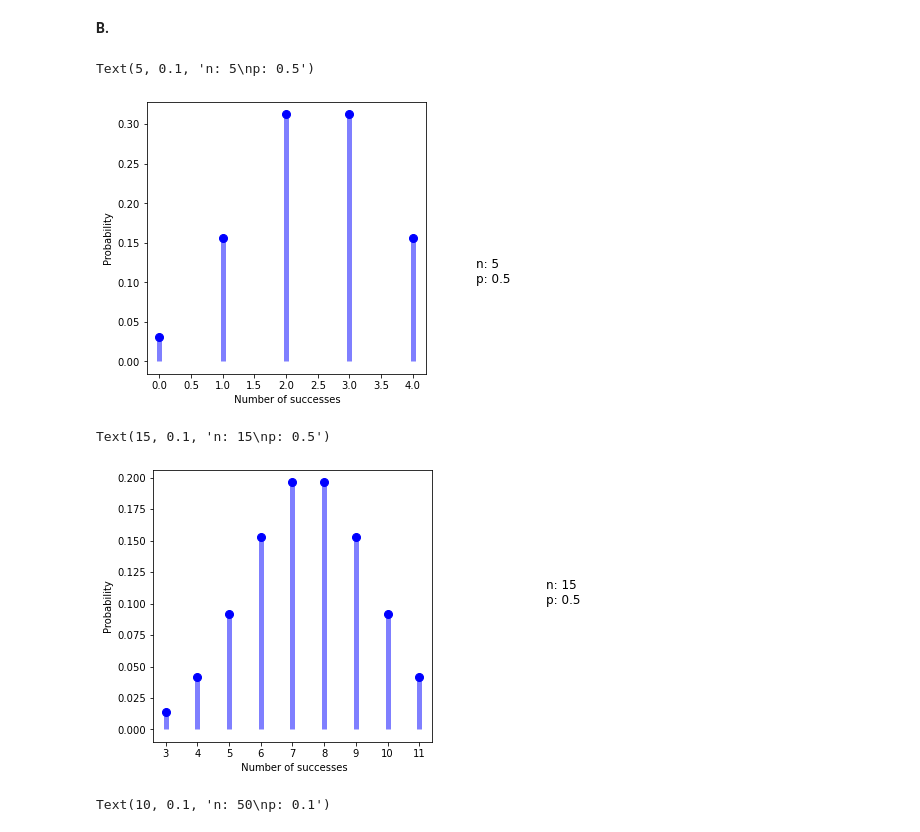
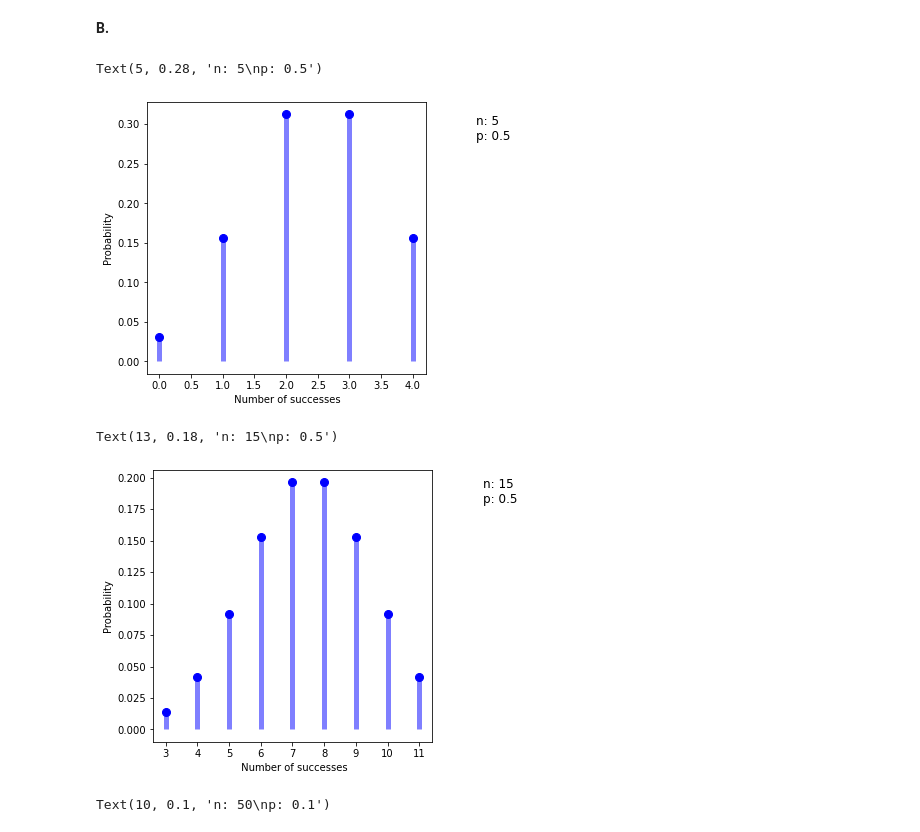
Before and after one commit to mishra2201/PHYS_434, a Jupyter notebook: lab#1.ipynb, the cells around one changed output. Saved outputs shown, nothing was run; the diff lists cells and outputs as text; code cells hidden in the pictures.

```diff
--- a/lab#1.ipynb
+++ b/lab#1.ipynb
@@ -194,24 +194,24 @@ ax.plot(x, binom.pmf(x, n, p), 'bo', ms=8, label='binom pmf')
 ax.vlines(x, 0, binom.pmf(x, n, p), colors='b', lw=5, alpha=0.5)
 ax.set_xlabel(" Number of successes")
 ax.set_ylabel("Probability")
-plt.text(5,0.1,f'n: {n}\np: {p}',size="large")
+plt.text(5,0.28,f'n: {n}\np: {p}',size="large")
 # %% [output]
-Text(5, 0.1, 'n: 5\np: 0.5')
+Text(5, 0.28, 'n: 5\np: 0.5')
-[figure, old version]
+[figure, new version]
 # %%
 n, p = 15, 0.5
 fig,ax=plt.subplots()
 mean, var, skew, kurt = binom.stats(n, p, moments='mvsk')
 x = np.arange(binom.ppf(0.01, n, p),
               binom.ppf(0.99, n, p))
 ax.plot(x, binom.pmf(x, n, p), 'bo', ms=8, label='binom pmf')
 ax.vlines(x, 0, binom.pmf(x, n, p), colors='b', lw=5, alpha=0.5)
 ax.set_xlabel(" Number of successes")
 ax.set_ylabel("Probability")
-plt.text(15,0.1,f'n: {n}\np: {p}',size="large")
+plt.text(13,0.18,f'n: {n}\np: {p}',size="large")
 # %% [output]
-Text(15, 0.1, 'n: 15\np: 0.5')
+Text(13, 0.18, 'n: 15\np: 0.5')
-[figure, old version]
+[figure, new version]
 # %%
 from scipy.stats import binom
 n, p = 50, 0.1
```
Also changed, not shown: parts of 9 cells of this notebook.
